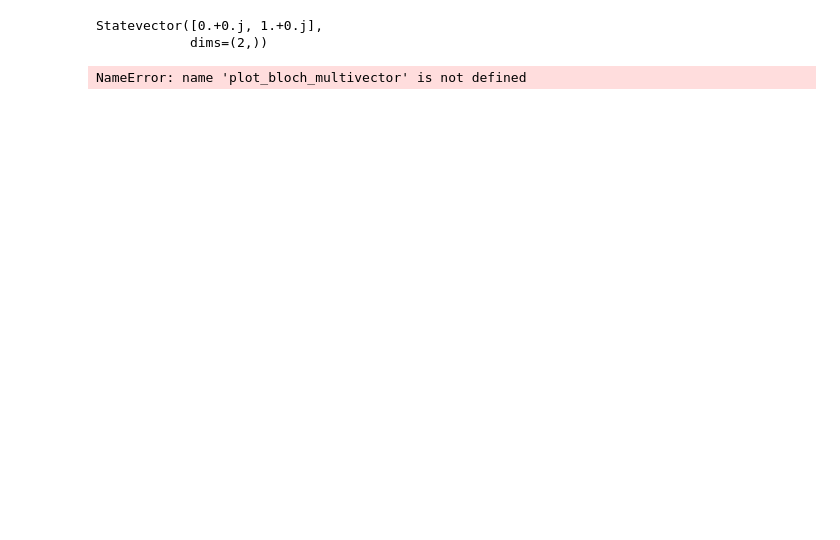
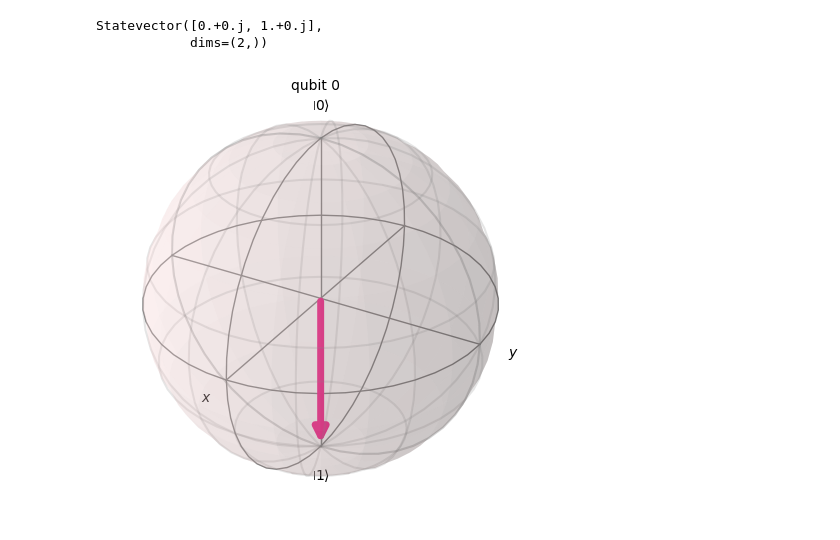
Before and after one commit to sevetseh28/quantum_studies, a Jupyter notebook: quantum-studies/src/quantum_studies/qiskit_circuits/basics/running_circuits/statevector_visualization.ipynb, the cells around one changed output. Drawn from its saved outputs; the diff is of its cells as text; code cells hidden in the pictures; blank space fills up the shorter version.

```diff
--- a/quantum-studies/src/quantum_studies/qiskit_circuits/basics/running_circuits/statevector_visualization.ipynb
+++ b/quantum-studies/src/quantum_studies/qiskit_circuits/basics/running_circuits/statevector_visualization.ipynb
@@ -1,21 +1,22 @@
 # %%
 from qiskit import QuantumCircuit
-from qiskit.providers.basicaer import BasicAer
 from qiskit.quantum_info import Statevector
-from qiskit.visualization import plot_bloch_vector, plot_state_qsphere, plot_bloch_multivector
+from qiskit.visualization import plot_bloch_multivector
+from qiskit_aer import StatevectorSimulator
+from qiskit.result import Result
 qc = QuantumCircuit(1)
 
 
 qc.x(0)
-backend = BasicAer.get_backend('statevector_simulator')
-result = backend.run(qc).result()
-state_vector_list: list = result.get_statevector(qc, 2)
+statevector_simulator = StatevectorSimulator()
+result: Result = statevector_simulator.run(qc).result()
+state_vector_list: list = result.get_statevector()
 
 statevector = Statevector(state_vector_list)
 print(statevector)
 
 plot_bloch_multivector(statevector)
 # %% [output]
 Statevector([0.+0.j, 1.+0.j],
             dims=(2,))
-NameError: name 'plot_bloch_multivector' is not defined
+[figure, added]
```
Also changed, not shown: 14 other files.
